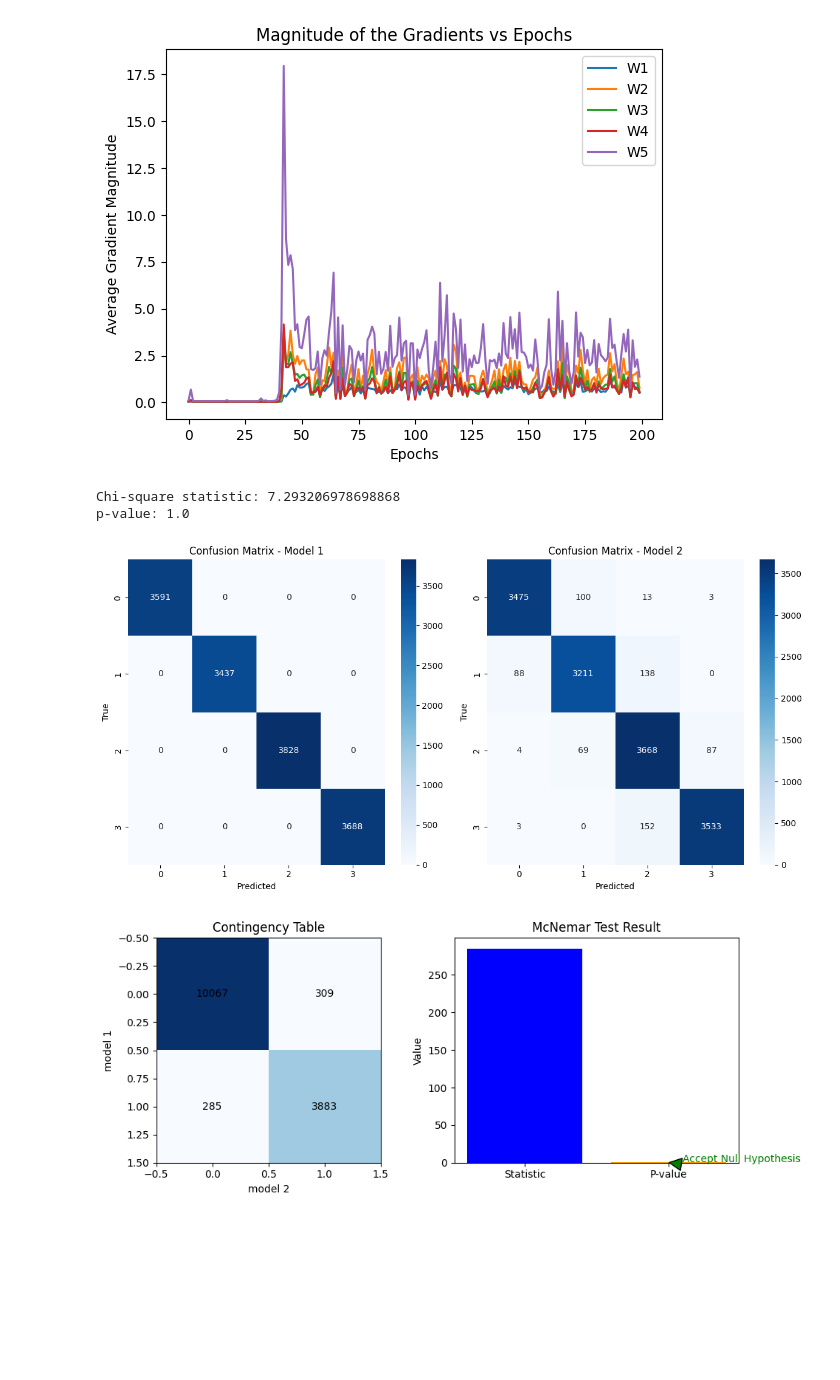
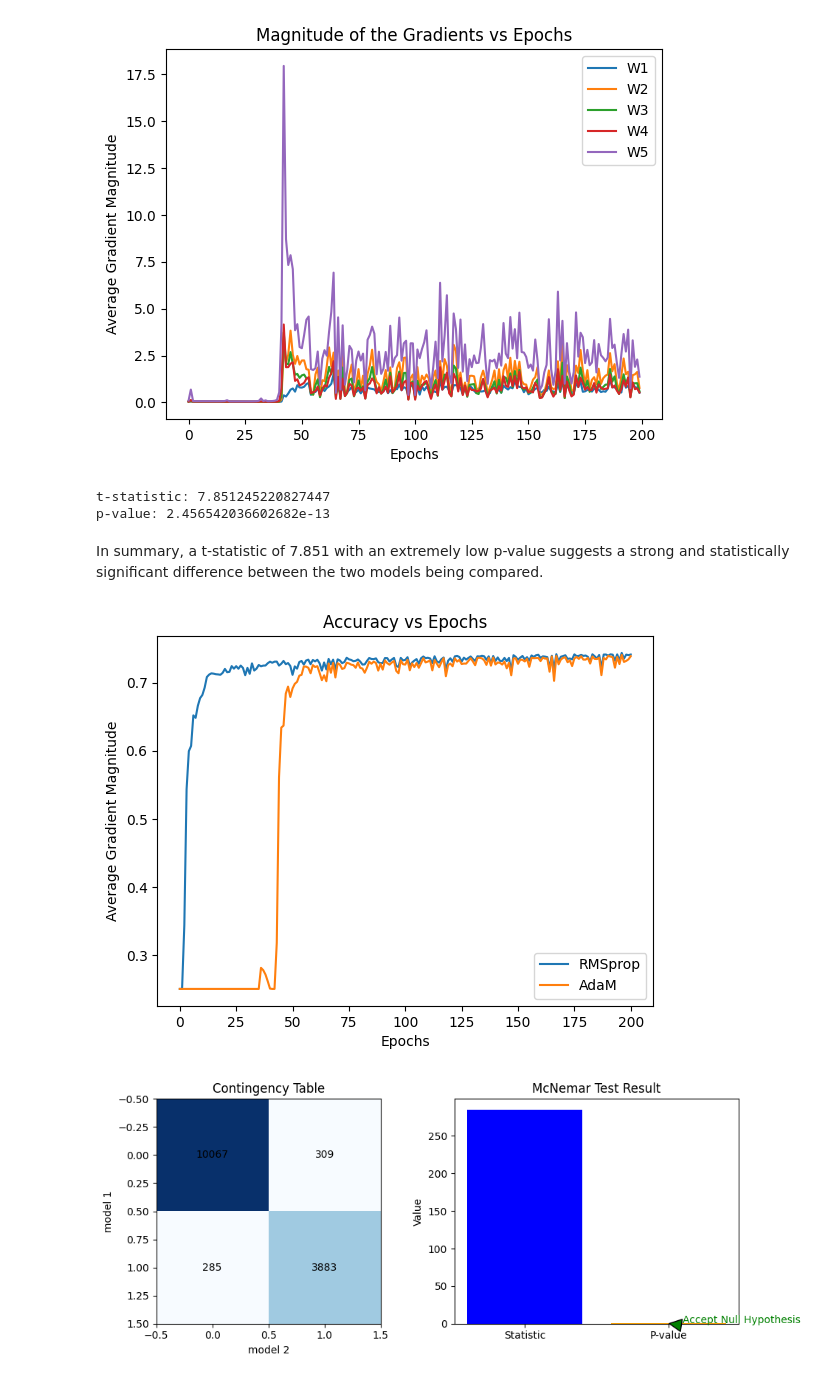
Before and after one commit to wayne-xyz/CS7324As, a Jupyter notebook: Lab4/LabFour.ipynb, the cells around one changed output. Drawn from its saved outputs; the diff is of its cells as text; code cells hidden in the pictures; blank space fills up the shorter version.

```diff
--- a/Lab4/LabFour.ipynb
+++ b/Lab4/LabFour.ipynb
@@ -918,9 +598,0 @@ plt.show()
-# %%
-ax = plt.subplot(1,1,1)
-for idx in range(len(nn_3.grad_W_list)):
-    plt.plot(abs(nn_3.grad_W_list[idx]), label='W{}'.format(str(idx+1)))
-plt.legend()
-plt.title('Magnitude of the Gradients vs Epochs')
-plt.ylabel('Average Gradient Magnitude')
-plt.xlabel('Epochs')
-plt.show()
@@ -1467,51 +1011,27 @@ plt.xlabel('Epochs')
 plt.show()
 # %% [output]
 [figure]
-# %%
-# using Chi-Square Statistic to analyze the two models
-stat, p = chi_square_test(nn_ad.score_, nn_adm.score_)
-print('Chi-square statistic:', stat)
-print('p-value:', p)
-
-# rather than p-value and t-statistic, we can use the confusion matrix to compare the two models
-# and draw plot to show the comparison
-from sklearn.metrics import confusion_matrix
-import seaborn as sns
-import seaborn as sns
-from sklearn.metrics import confusion_matrix
-import seaborn as sns
-from sklearn.metrics import confusion_matrix
-
-#
-
-
-import matplotlib.pyplot as plt
-def plot_confusion_matrix(model1, model2):
-    y_test = model1.predict(X_test)  # Assuming X_test is defined and contains test data
-    cm1 = confusion_matrix(y_test, model1.predict(X_test))
-    cm2 = confusion_matrix(y_test, model2.predict(X_test))
-
-    fig, (ax1, ax2) = plt.subplots(1, 2, figsize=(12, 6))
-
-    sns.heatmap(cm1, annot=True, fmt='d', cmap='Blues', ax=ax1)
-    ax1.set_title('Confusion Matrix - Model 1')
-    ax1.set_xlabel('Predicted')
-    ax1.set_ylabel('True')
-
-    sns.heatmap(cm2, annot=True, fmt='d', cmap='Blues', ax=ax2)
-    ax2.set_title('Confusion Matrix - Model 2')
-    ax2.set_xlabel('Predicted')
-    ax2.set_ylabel('True')
-
-    plt.tight_layout()
-    plt.show()
-
-# plot confusion matrix
-plot_confusion_matrix(nn_ad,nn_adm)
-# %% [output]
-Chi-square statistic: 7.293206978698868
-p-value: 1.0
-[figure, removed]
+# %%
+# using the t-test to compare the two models
+t_stat, p_value = paired_t_test(nn_ad.score_, nn_adm.score_)
+print('t-statistic:', t_stat)
+print('p-value:', p_value)
+# %% [output]
+t-statistic: 7.851245220827447
+p-value: 2.456542036602682e-13
+# %% [markdown]
+In summary, a t-statistic of 7.851 with an extremely low p-value suggests a strong and statistically significant difference between the two models being compared.
+# %%
+#compare the iteration and avaerage gradient magnitude of the two models
+plt.plot(nn_ad.score_, label='RMSprop')
+plt.plot(nn_adm.score_, label='AdaM')
+plt.legend()
+plt.title('Accuracy vs Epochs')
+plt.ylabel('Average Gradient Magnitude')
+plt.xlabel('Epochs')
+plt.show()
+# %% [output]
+[figure, added]
 # %%
 # using the McNemar test to compare the two models
 def create_contingency_McNemar(y_test, model1_pred, model2_pred):
```
Also changed, not shown: parts of 45 cells of this notebook.
